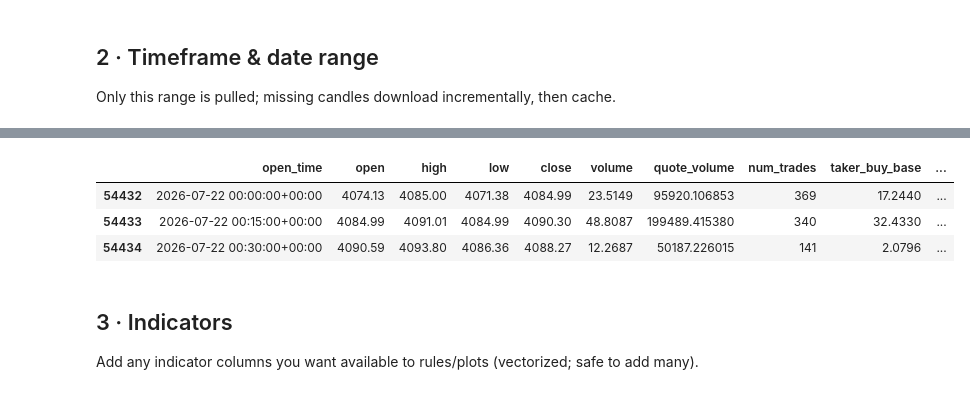
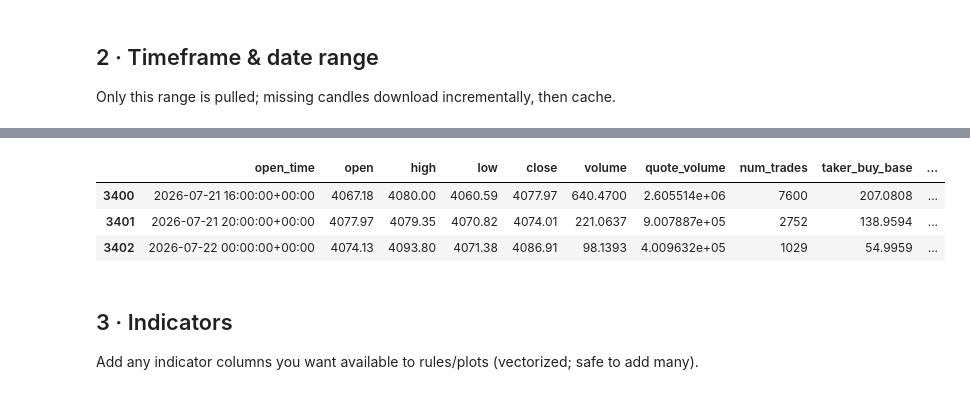
Before and after one commit to talalz94/Trading-Analysis, a Jupyter notebook: notebooks/01_research_cycle.ipynb, the cells around one changed output, grey strips where cells are left out. Cells and saved outputs as stored; diff of their text form; code cells hidden in the pictures.

```diff
--- a/notebooks/01_research_cycle.ipynb
+++ b/notebooks/01_research_cycle.ipynb
@@ -37,7 +37,7 @@ MARKET = 'spot'
 ## 2 · Timeframe & date range
 Only this range is pulled; missing candles download incrementally, then cache.
 # %%
-TF   = '15m'
+TF   = '4h'
 START, END = '2025-01-01', '2026-07-23'
 TZ   = 'UTC'            # display tz for charts & session/time filters
 
@@ -61,7 +61,7 @@ df.tail(3)
 |  | open_time | open | high | low | close | volume | quote_volume | num_trades | taker_buy_base | ... |
-| 54432 | 2026-07-22 00:00:00+00:00 | 4074.13 | 4085.00 | 4071.38 | 4084.99 | 23.5149 | 95920.106853 | 369 | 17.2440 | ... |
-| 54433 | 2026-07-22 00:15:00+00:00 | 4084.99 | 4091.01 | 4084.99 | 4090.30 | 48.8087 | 199489.415380 | 340 | 32.4330 | ... |
-| 54434 | 2026-07-22 00:30:00+00:00 | 4090.59 | 4093.80 | 4086.36 | 4088.27 | 12.2687 | 50187.226015 | 141 | 2.0796 | ... |
+| 3400 | 2026-07-21 16:00:00+00:00 | 4067.18 | 4080.00 | 4060.59 | 4077.97 | 640.4700 | 2.605514e+06 | 7600 | 207.0808 | ... |
+| 3401 | 2026-07-21 20:00:00+00:00 | 4077.97 | 4079.35 | 4070.82 | 4074.01 | 221.0637 | 9.007887e+05 | 2752 | 138.9594 | ... |
+| 3402 | 2026-07-22 00:00:00+00:00 | 4074.13 | 4093.80 | 4071.38 | 4086.91 | 98.1393 | 4.009632e+05 | 1029 | 54.9959 | ... |
 # %% [markdown]
 ## 3 · Indicators
 Add any indicator columns you want available to rules/plots (vectorized; safe to add many).
```
Also changed, not shown: parts of 2 cells of this notebook, 4 other files.
